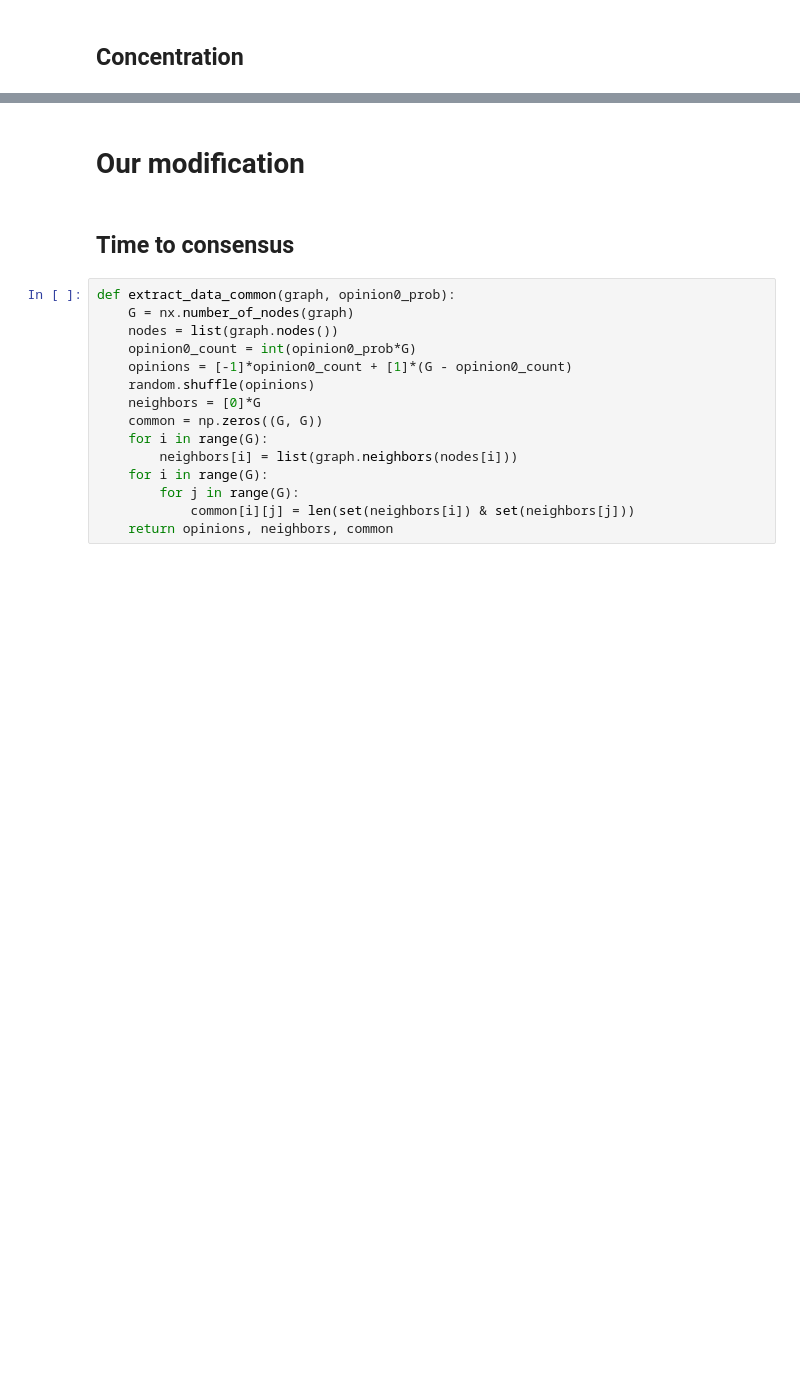
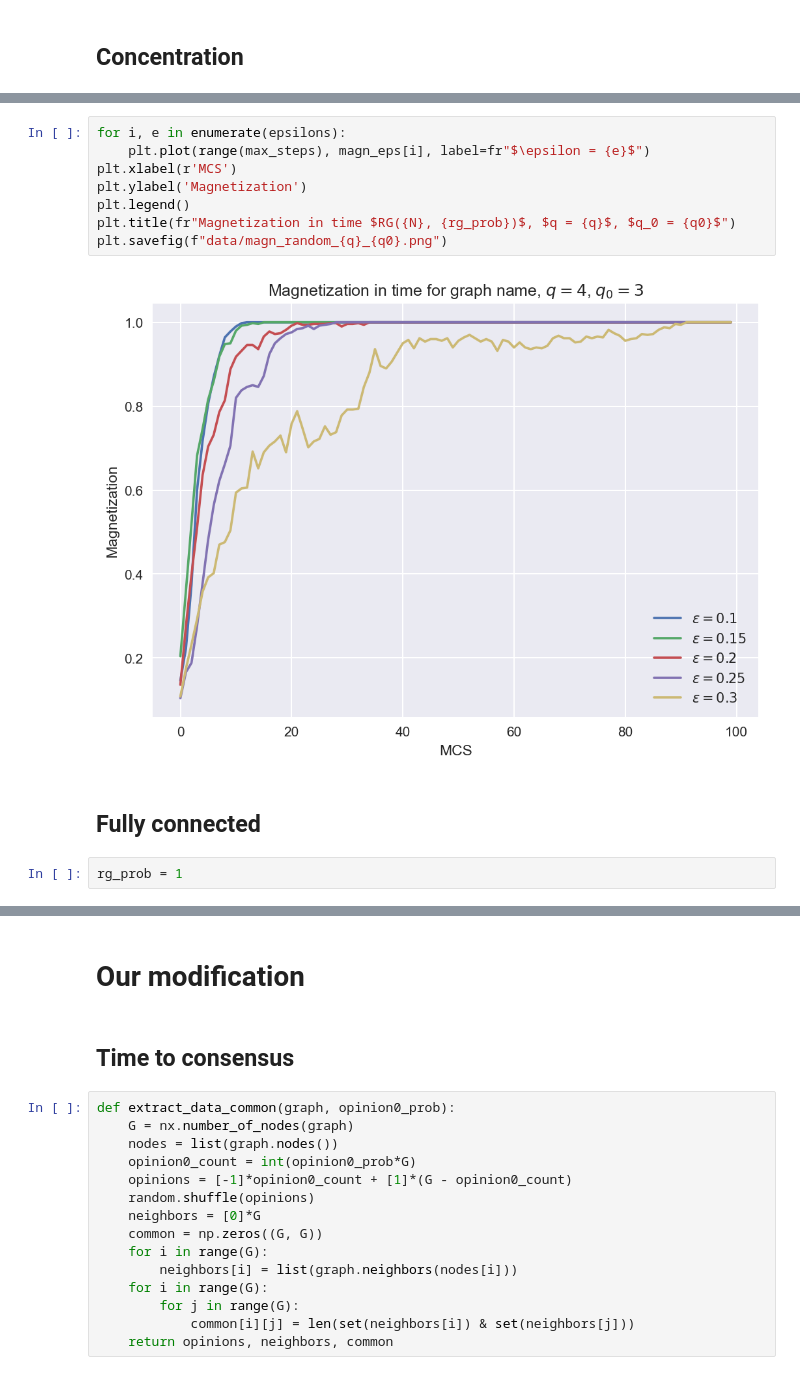
Before and after one commit to adamaj99pwr/Herbapol, a Jupyter notebook: Treshold.ipynb, the cells around one changed output, grey strips where cells are left out. Drawn from its saved outputs; the diff is of its cells as text; blank space fills up the shorter version.

```diff
--- a/Treshold.ipynb
+++ b/Treshold.ipynb
@@ -379,0 +380,14 @@ plt.plot(epsilons, conc1_eps)
+# %%
+for i, e in enumerate(epsilons):
+    plt.plot(range(max_steps), magn_eps[i], label=fr"$\epsilon = {e}$")
+plt.xlabel(r'MCS')
+plt.ylabel('Magnetization')
+plt.legend()
+plt.title(fr"Magnetization in time $RG({N}, {rg_prob})$, $q = {q}$, $q_0 = {q0}$")
+plt.savefig(f"data/magn_random_{q}_{q0}.png")
+# %% [output]
+[figure, added]
+# %% [markdown]
+## Fully connected
+# %%
+rg_prob = 1
```
Also changed, not shown: parts of 119 cells of this notebook.
